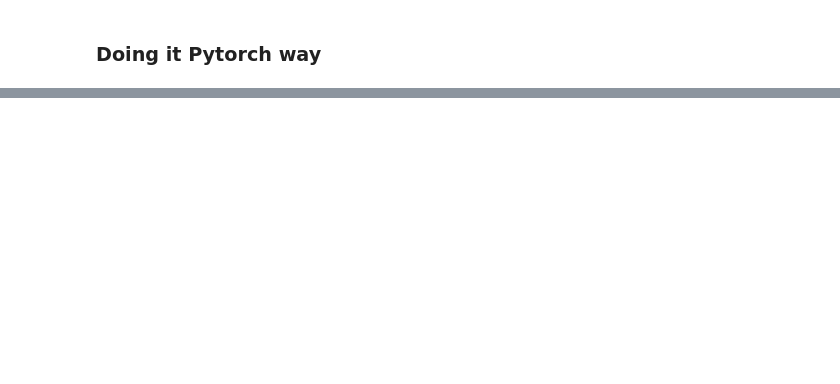
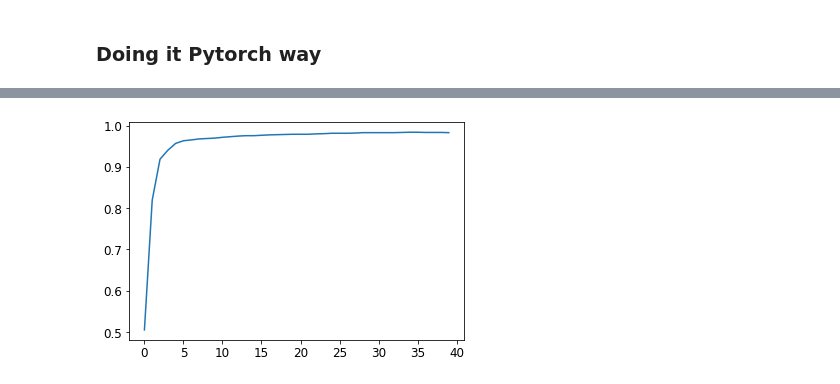
Before and after one commit to addicted-ai/bear-classification-test, a Jupyter notebook: MNIST_digit_classifier.ipynb, the cells around one changed output, grey strips where cells are left out. Saved outputs shown, nothing was run; the diff lists cells and outputs as text; code cells hidden in the pictures; blank space fills up the shorter version.

Commit message:
completed mnist sample > next full mnist dataset

```diff
--- a/MNIST_digit_classifier.ipynb
+++ b/MNIST_digit_classifier.ipynb
@@ -358,0 +411,5 @@ page 174
+# %%
+dls = DataLoaders(dl, valid_dl)
+learn = Learner(dls, nn.Linear(28*28,1), opt_func=SGD, loss_func=mnist_loss, metrics=batch_accuracy) # Fastai module `Learner`
+# help(Learner)
+learn.fit(10, lr=1.)
@@ -358,0 +435,10 @@ page 174
+# %%
+# building a custom neuron
+simple_net = nn.Sequential(
+ nn.Linear(28*28,30),
+ nn.ReLU(),
+ nn.Linear(30,1)
+)
+
+learn = Learner(dls, simple_net, opt_func=SGD, loss_func=mnist_loss, metrics=batch_accuracy)
+learn.fit(40, lr=0.1) # we have taken learning rate low than previously, so 40 epoch for good response
@@ -358,0 +463,4 @@ page 174
+# %%
+plt.plot(L(learn.recorder.values).itemgot(2));
+# %% [output]
+[figure, added]
```
Also changed, not shown: parts of 28 cells of this notebook.
